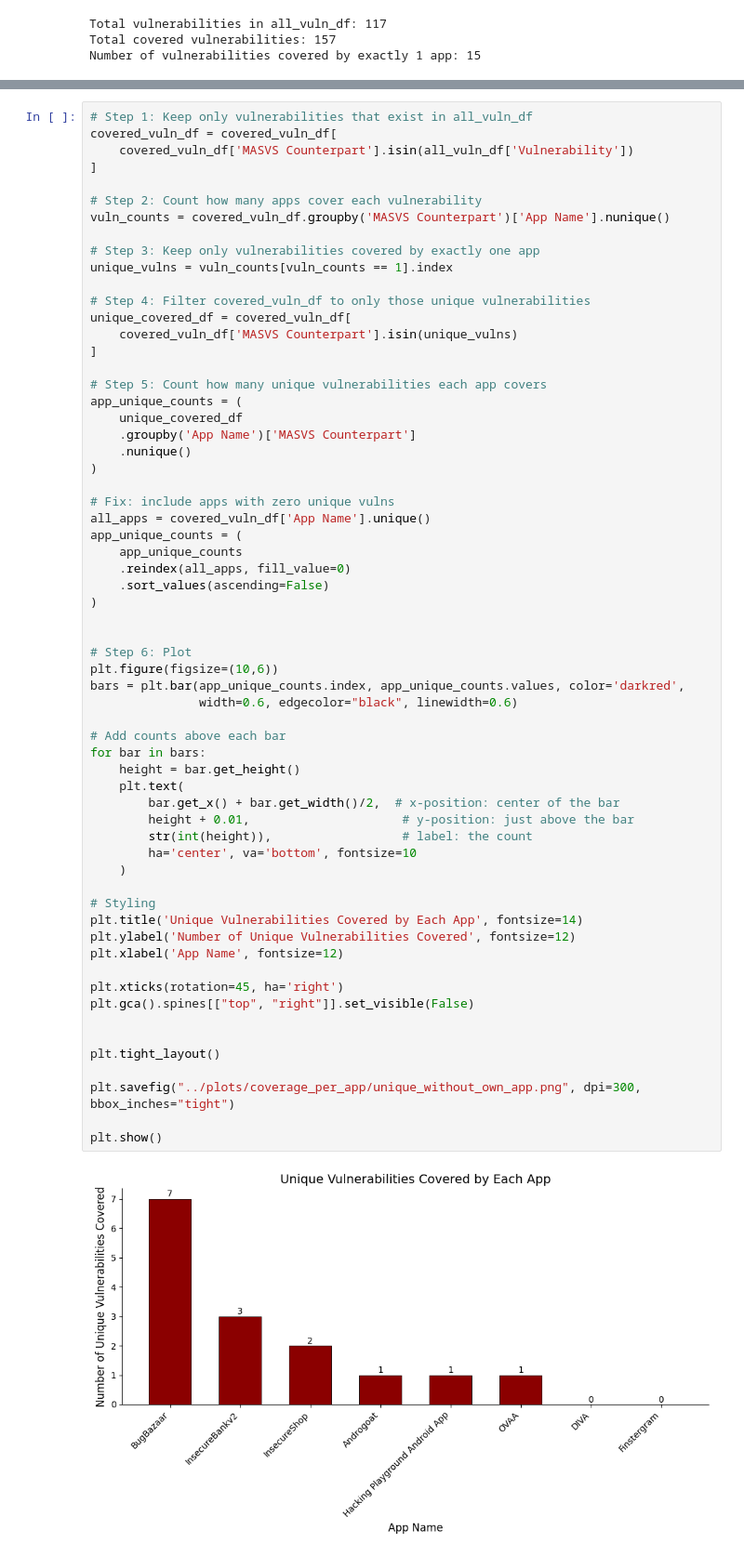
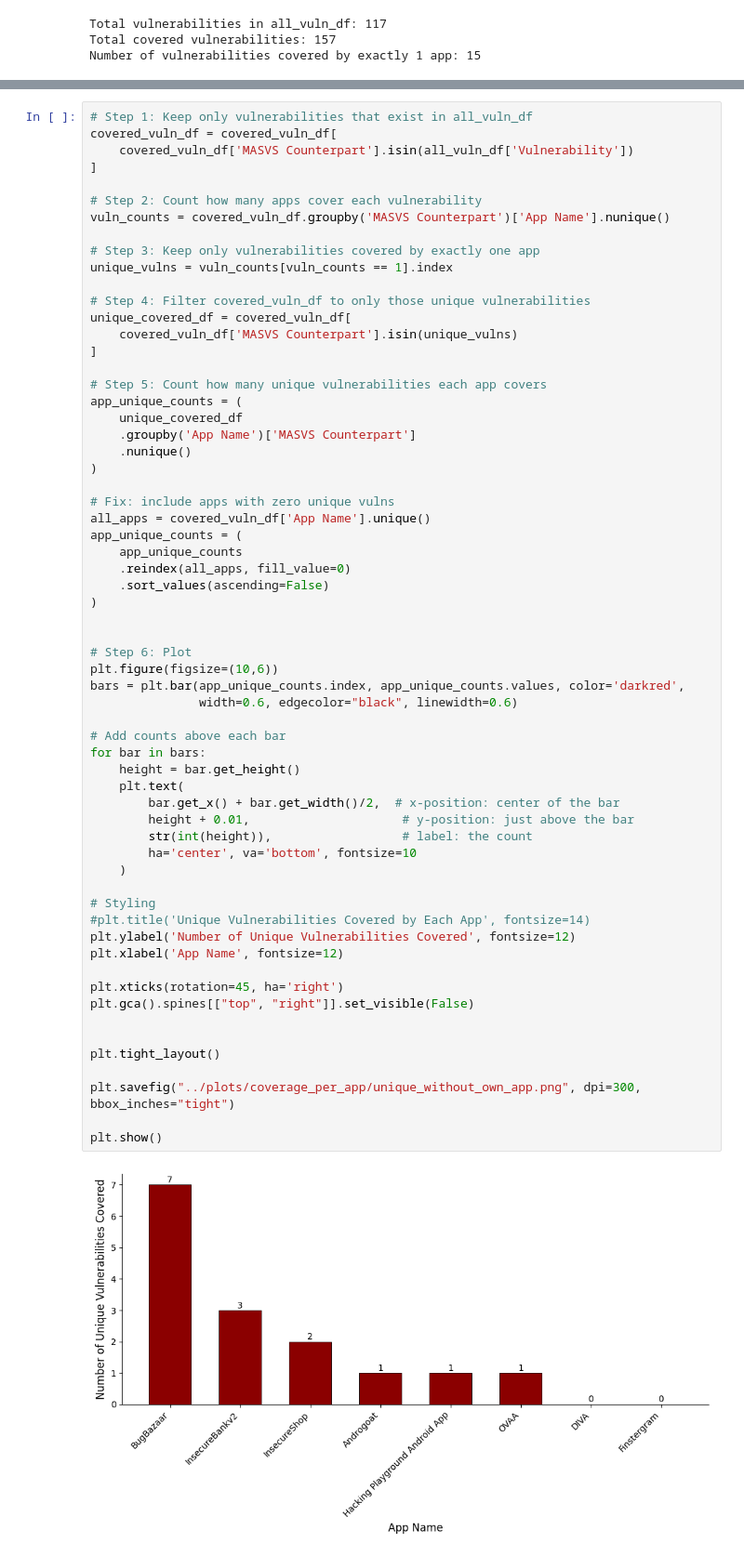
Before and after one commit to domi-cmd/Reference_Application_for_OWASP_MASTG, a Jupyter notebook: dev_documents/seminar_thesis/reference_apps/data_manipulation/coverage_per_app.ipynb, the cells around one changed output, grey strips where cells are left out. Shown at 93% size. Cells and saved outputs as stored; diff of their text form.

```diff
--- a/dev_documents/seminar_thesis/reference_apps/data_manipulation/coverage_per_app.ipynb
+++ b/dev_documents/seminar_thesis/reference_apps/data_manipulation/coverage_per_app.ipynb
@@ -119,35 +119,35 @@ app_unique_counts = (
 
 # Step 6: Plot
 plt.figure(figsize=(10,6))
 bars = plt.bar(app_unique_counts.index, app_unique_counts.values, color='darkred',
                width=0.6, edgecolor="black", linewidth=0.6)
 
 # Add counts above each bar
 for bar in bars:
     height = bar.get_height()
     plt.text(
         bar.get_x() + bar.get_width()/2,  # x-position: center of the bar
         height + 0.01,                     # y-position: just above the bar
         str(int(height)),                  # label: the count
         ha='center', va='bottom', fontsize=10
     )
 
 # Styling
-plt.title('Unique Vulnerabilities Covered by Each App', fontsize=14)
+#plt.title('Unique Vulnerabilities Covered by Each App', fontsize=14)
 plt.ylabel('Number of Unique Vulnerabilities Covered', fontsize=12)
 plt.xlabel('App Name', fontsize=12)
 
 plt.xticks(rotation=45, ha='right')
 plt.gca().spines[["top", "right"]].set_visible(False)
 
 
 plt.tight_layout()
 
 plt.savefig("../plots/coverage_per_app/unique_without_own_app.png", dpi=300, bbox_inches="tight")
 
 plt.show()
 # %% [output]
-[figure, old version]
+[figure, new version]
 # %%
 app_unique_counts['Our apps'] = 20
 
```
Also changed, not shown: parts of 2 cells of this notebook, 11 other files.
